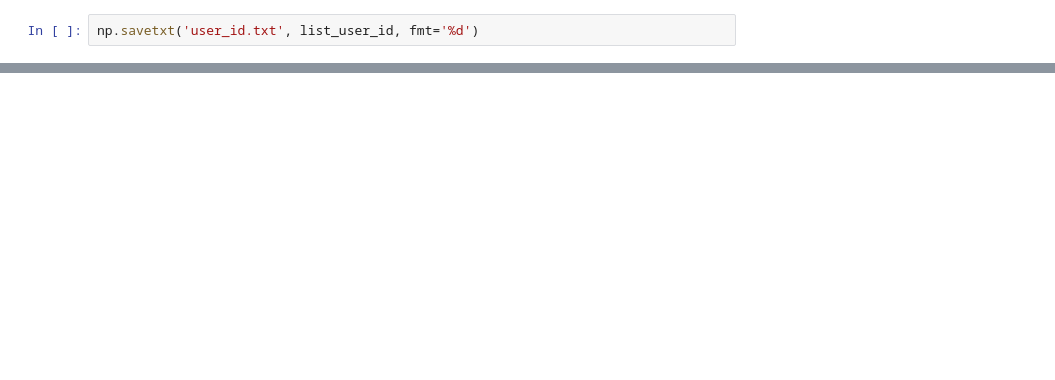
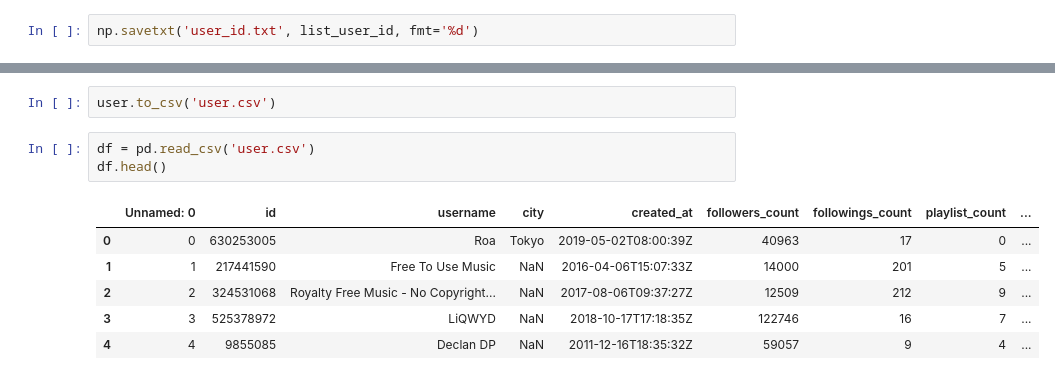
Before and after one commit to Qambitions/Introduce_DataScience_parse_soundclound, a Jupyter notebook: Api_data/get_ID_list.ipynb, the cells around one changed output, grey strips where cells are left out. Cells and saved outputs as stored; diff of their text form; blank space fills up the shorter version.

```diff
--- a/Api_data/get_ID_list.ipynb
+++ b/Api_data/get_ID_list.ipynb
@@ -190,0 +197,12 @@ KeyboardInterrupt:
+# %%
+user.to_csv('user.csv')
+# %%
+df = pd.read_csv('user.csv')
+df.head()
+# %% [output]
+|  | Unnamed: 0 | id | username | city | created_at | followers_count | followings_count | playlist_count | ... |
+| 0 | 0 | 630253005 | Roa | Tokyo | 2019-05-02T08:00:39Z | 40963 | 17 | 0 | ... |
+| 1 | 1 | 217441590 | Free To Use Music | NaN | 2016-04-06T15:07:33Z | 14000 | 201 | 5 | ... |
+| 2 | 2 | 324531068 | Royalty Free Music - No Copyright... | NaN | 2017-08-06T09:37:27Z | 12509 | 212 | 9 | ... |
+| 3 | 3 | 525378972 | LiQWYD | NaN | 2018-10-17T17:18:35Z | 122746 | 16 | 7 | ... |
+| 4 | 4 | 9855085 | Declan DP | NaN | 2011-12-16T18:35:32Z | 59057 | 9 | 4 | ... |
```
Also changed, not shown: parts of 3 cells of this notebook, 2 other files.
